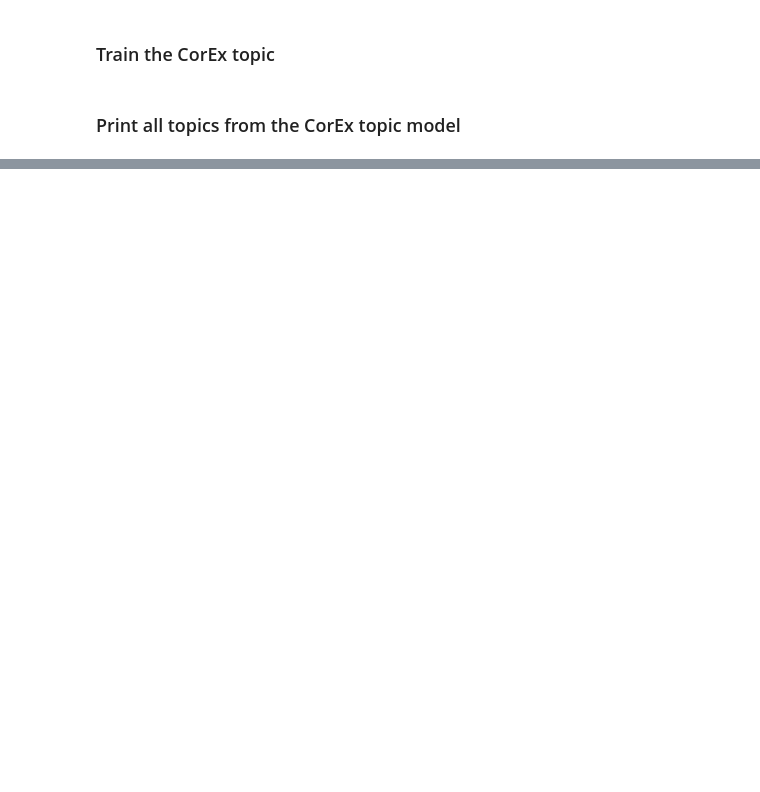
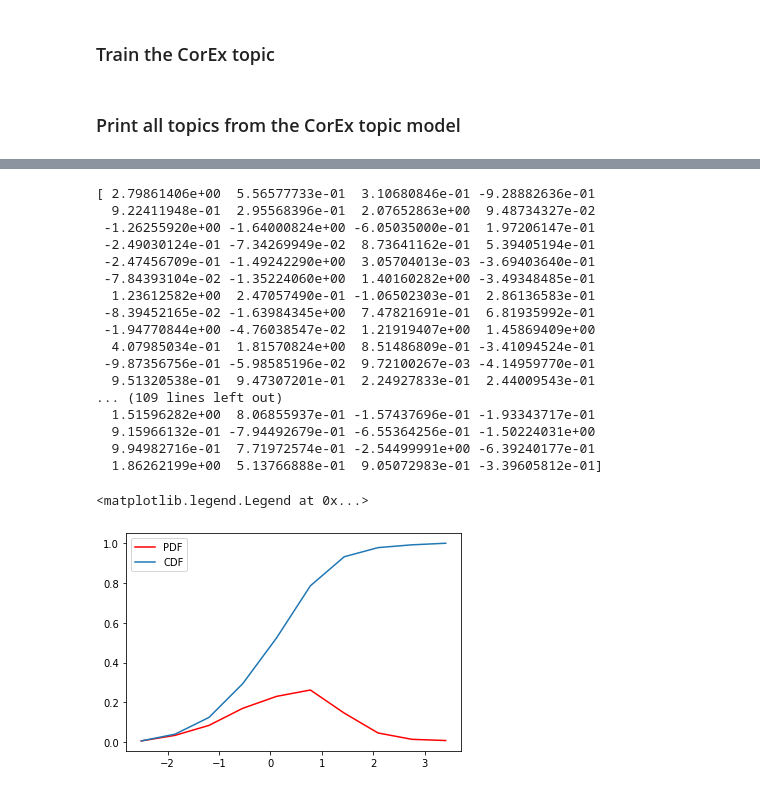
Before and after one commit to guilhermesooares/yt-tools, a Jupyter notebook: notebooks/subtitles.ipynb, the cells around one changed output, grey strips where cells are left out. Saved outputs shown, nothing was run; the diff lists cells and outputs as text; code cells hidden in the pictures; blank space fills up the shorter version.

```diff
--- a/notebooks/subtitles.ipynb
+++ b/notebooks/subtitles.ipynb
@@ -113,0 +148,45 @@ topic_model.tc
+# %%
+import pandas as pd
+
+# No of Data points
+N = 500
+
+# initializing random values
+data = np.random.randn(N)
+
+print (data)
+
+# getting data of the histogram
+count, bins_count = np.histogram(data, bins=10)
+
+# finding the PDF of the histogram using count values
+pdf = count / sum(count)
+
+# using numpy np.cumsum to calculate the CDF
+# We can also find using the PDF values by looping and adding
+cdf = np.cumsum(pdf)
+
+# plotting PDF and CDF
+plt.plot(bins_count[1:], pdf, color="red", label="PDF")
+plt.plot(bins_count[1:], cdf, label="CDF")
+plt.legend()
+# %% [output]
+[ 2.79861406e+00  5.56577733e-01  3.10680846e-01 -9.28882636e-01
+  9.22411948e-01  2.95568396e-01  2.07652863e+00  9.48734327e-02
+ -1.26255920e+00 -1.64000824e+00 -6.05035000e-01  1.97206147e-01
+ -2.49030124e-01 -7.34269949e-02  8.73641162e-01  5.39405194e-01
+ -2.47456709e-01 -1.49242290e+00  3.05704013e-03 -3.69403640e-01
+ -7.84393104e-02 -1.35224060e+00  1.40160282e+00 -3.49348485e-01
+  1.23612582e+00  2.47057490e-01 -1.06502303e-01  2.86136583e-01
+ -8.39452165e-02 -1.63984345e+00  7.47821691e-01  6.81935992e-01
+ -1.94770844e+00 -4.76038547e-02  1.21919407e+00  1.45869409e+00
+  4.07985034e-01  1.81570824e+00  8.51486809e-01 -3.41094524e-01
+ -9.87356756e-01 -5.98585196e-02  9.72100267e-03 -4.14959770e-01
+  9.51320538e-01  9.47307201e-01  2.24927833e-01  2.44009543e-01
+... (109 lines left out)
+  1.51596282e+00  8.06855937e-01 -1.57437696e-01 -1.93343717e-01
+  9.15966132e-01 -7.94492679e-01 -6.55364256e-01 -1.50224031e+00
+  9.94982716e-01  7.71972574e-01 -2.54499991e+00 -6.39240177e-01
+  1.86262199e+00  5.13766888e-01  9.05072983e-01 -3.39605812e-01]
+<matplotlib.legend.Legend at 0x...>
+[figure, added]
```
Also changed, not shown: parts of 18 cells of this notebook, 1 other file.
